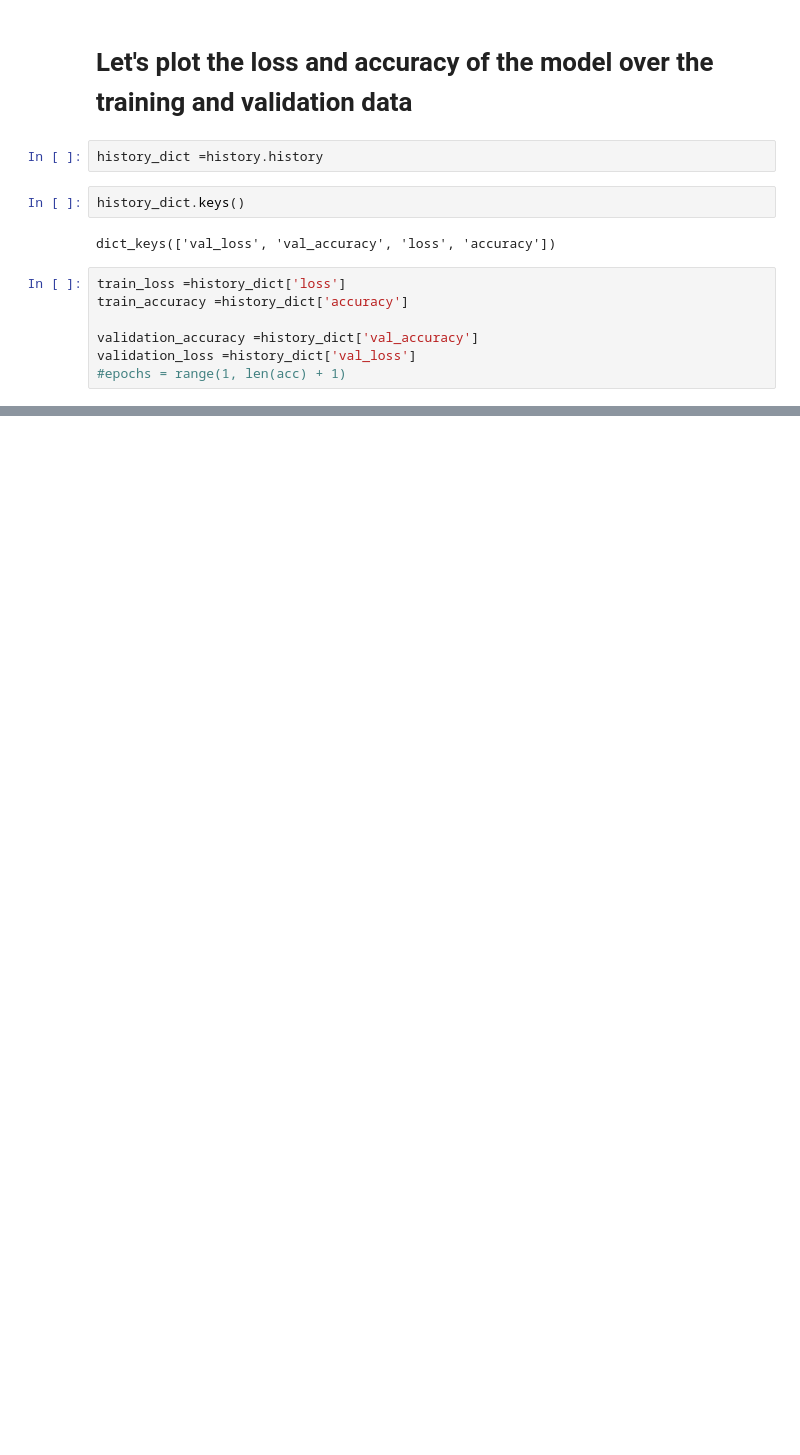
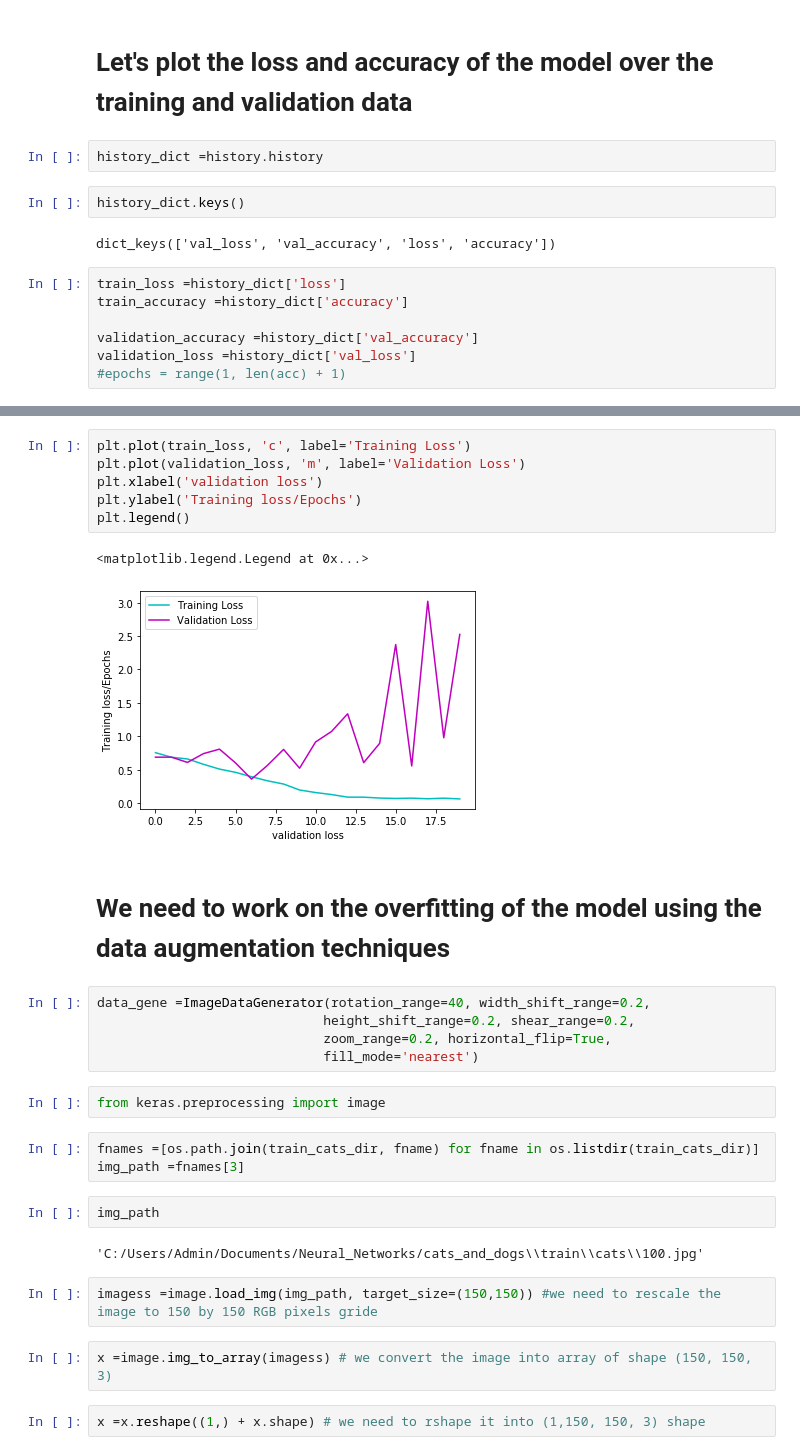
Before and after one commit to bullet400/house, a Jupyter notebook: Cats_and_Dogs.ipynb, the cells around one changed output, grey strips where cells are left out. Cells and saved outputs as stored; diff of their text form; blank space fills up the shorter version.

```diff
--- a/Cats_and_Dogs.ipynb
+++ b/Cats_and_Dogs.ipynb
@@ -186,0 +190,31 @@ Text(0, 0.5, 'Training Loss')
+# %%
+plt.plot(train_loss, 'c', label='Training Loss')
+plt.plot(validation_loss, 'm', label='Validation Loss')
+plt.xlabel('validation loss')
+plt.ylabel('Training loss/Epochs')
+plt.legend()
+# %% [output]
+<matplotlib.legend.Legend at 0x...>
+[figure, added]
+# %% [markdown]
+# We need to work on the overfitting of the model using the data augmentation techniques
+# %%
+data_gene =ImageDataGenerator(rotation_range=40, width_shift_range=0.2,
+                             height_shift_range=0.2, shear_range=0.2,
+                             zoom_range=0.2, horizontal_flip=True,
+                             fill_mode='nearest')
+# %%
+from keras.preprocessing import image
+# %%
+fnames =[os.path.join(train_cats_dir, fname) for fname in os.listdir(train_cats_dir)]
+img_path =fnames[3]
+# %%
+img_path
+# %% [output]
+'C:/Users/Admin/Documents/Neural_Networks/cats_and_dogs\\train\\cats\\100.jpg'
+# %%
+imagess =image.load_img(img_path, target_size=(150,150)) #we need to rescale the image to 150 by 150 RGB pixels gride
+# %%
+x =image.img_to_array(imagess) # we convert the image into array of shape (150, 150, 3)
+# %%
+x =x.reshape((1,) + x.shape) # we need to rshape it into (1,150, 150, 3) shape
```
Also changed, not shown: parts of 14 cells of this notebook.
